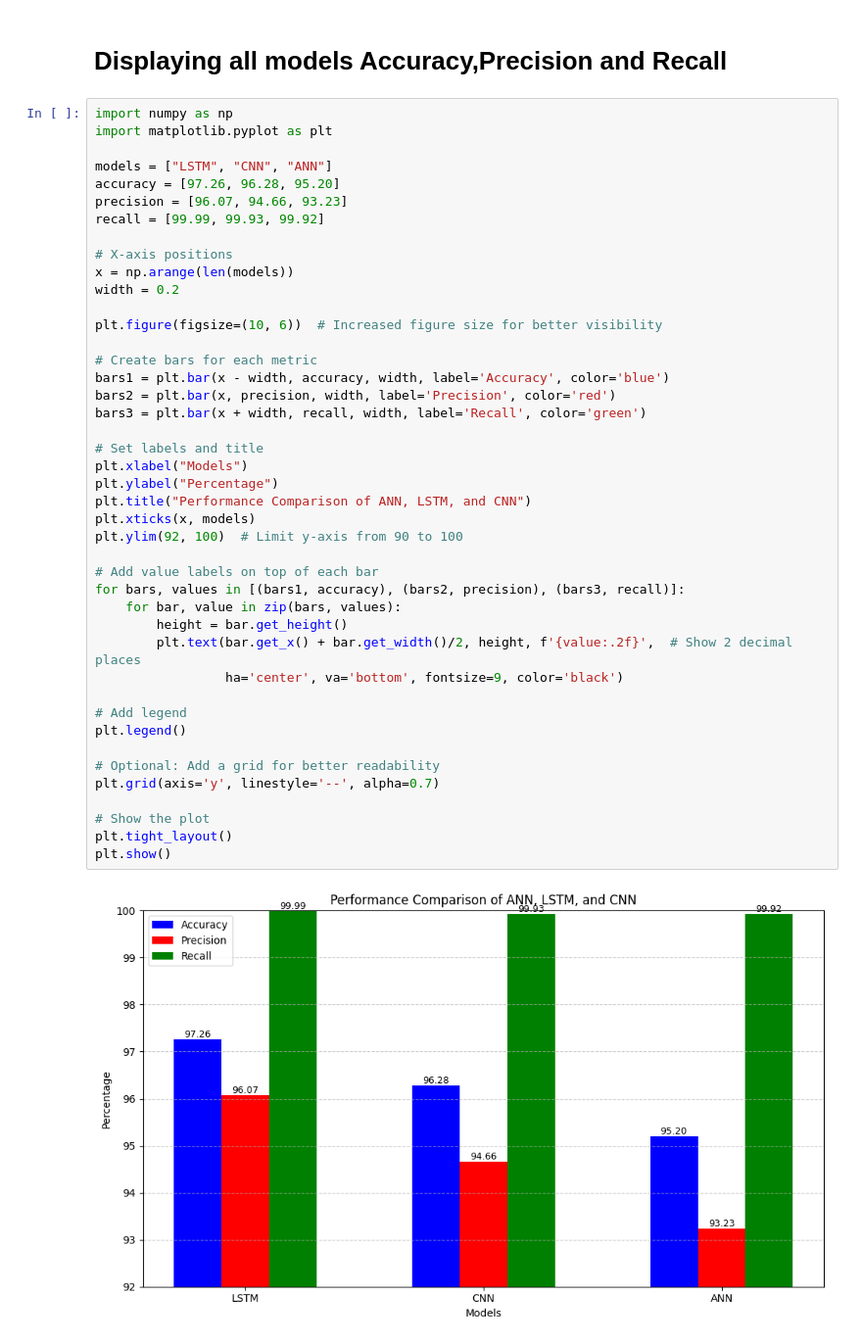
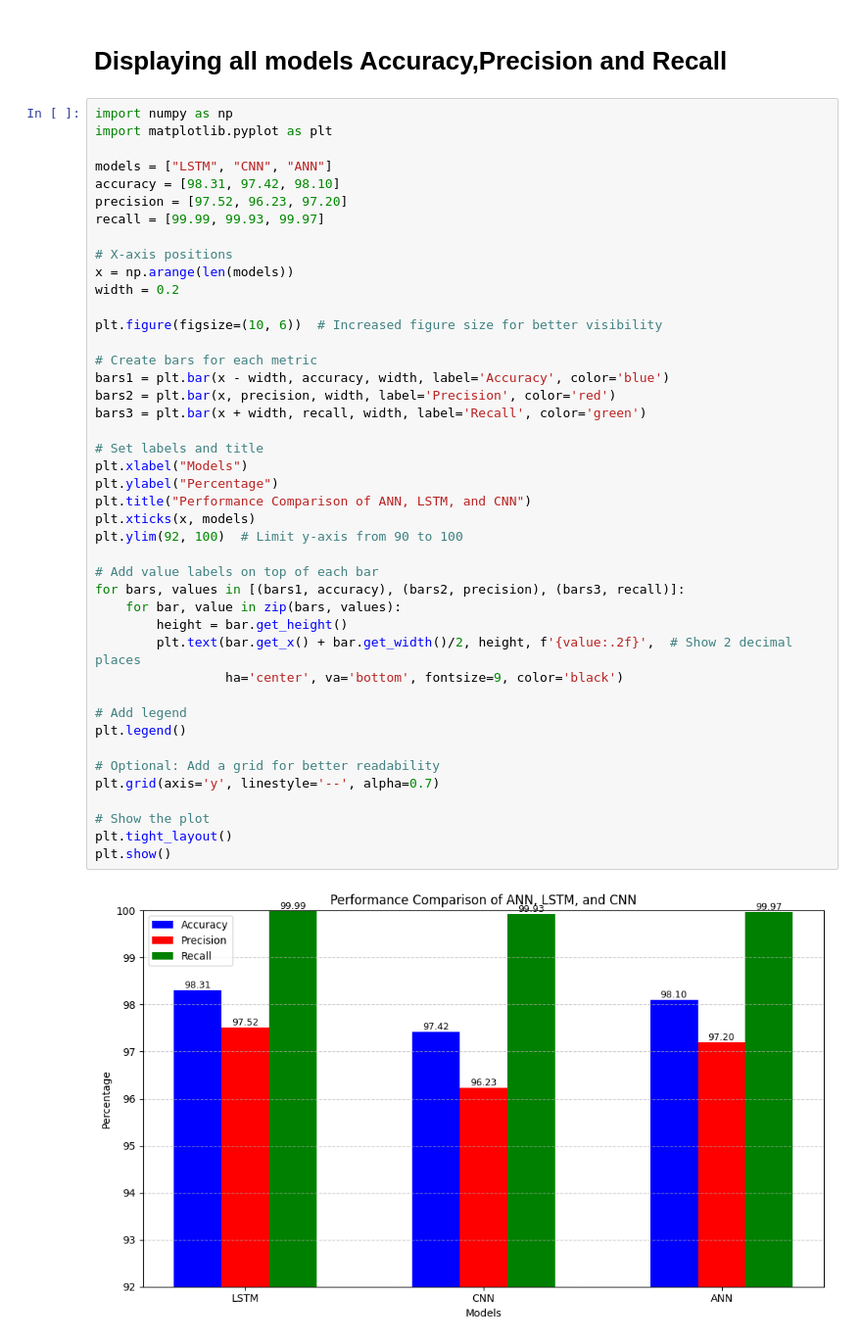
Before and after one commit to sravyapalla/Minor_Project_CS64123, a Jupyter notebook: DDOS_Classification.ipynb, the cells around one changed output. Shown: that part at 98% size. Drawn from its saved outputs; the diff is of its cells as text.

```diff
--- a/DDOS_Classification.ipynb
+++ b/DDOS_Classification.ipynb
@@ -866,9 +936,9 @@ import numpy as np
 import matplotlib.pyplot as plt
 
 models = ["LSTM", "CNN", "ANN"]
-accuracy = [97.26, 96.28, 95.20]
-precision = [96.07, 94.66, 93.23]
-recall = [99.99, 99.93, 99.92]
+accuracy = [98.31, 97.42, 98.10]
+precision = [97.52, 96.23, 97.20]
+recall = [99.99, 99.93, 99.97]
 
 # X-axis positions
 x = np.arange(len(models))
@@ -878,31 +948,31 @@ plt.figure(figsize=(10, 6))  # Increased figure size for better visibility
 
 # Create bars for each metric
 bars1 = plt.bar(x - width, accuracy, width, label='Accuracy', color='blue')
 bars2 = plt.bar(x, precision, width, label='Precision', color='red')
 bars3 = plt.bar(x + width, recall, width, label='Recall', color='green')
 
 # Set labels and title
 plt.xlabel("Models")
 plt.ylabel("Percentage")
 plt.title("Performance Comparison of ANN, LSTM, and CNN")
 plt.xticks(x, models)
 plt.ylim(92, 100)  # Limit y-axis from 90 to 100
 
 # Add value labels on top of each bar
 for bars, values in [(bars1, accuracy), (bars2, precision), (bars3, recall)]:
     for bar, value in zip(bars, values):
         height = bar.get_height()
         plt.text(bar.get_x() + bar.get_width()/2, height, f'{value:.2f}',  # Show 2 decimal places
                  ha='center', va='bottom', fontsize=9, color='black')
 
 # Add legend
 plt.legend()
 
 # Optional: Add a grid for better readability
 plt.grid(axis='y', linestyle='--', alpha=0.7)
 
 # Show the plot
 plt.tight_layout()
 plt.show()
 # %% [output]
-[figure, old version]
+[figure, new version]
```
Also changed, not shown: parts of 68 cells of this notebook, 1 other file.
